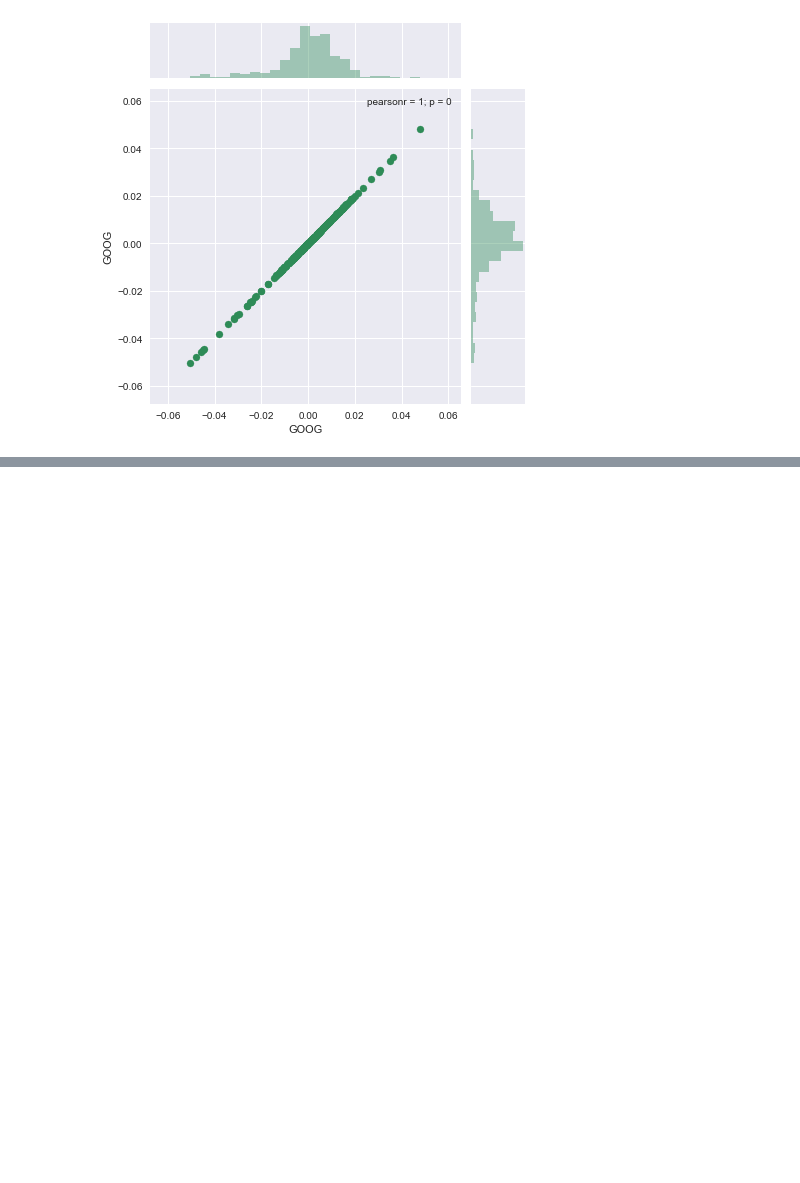
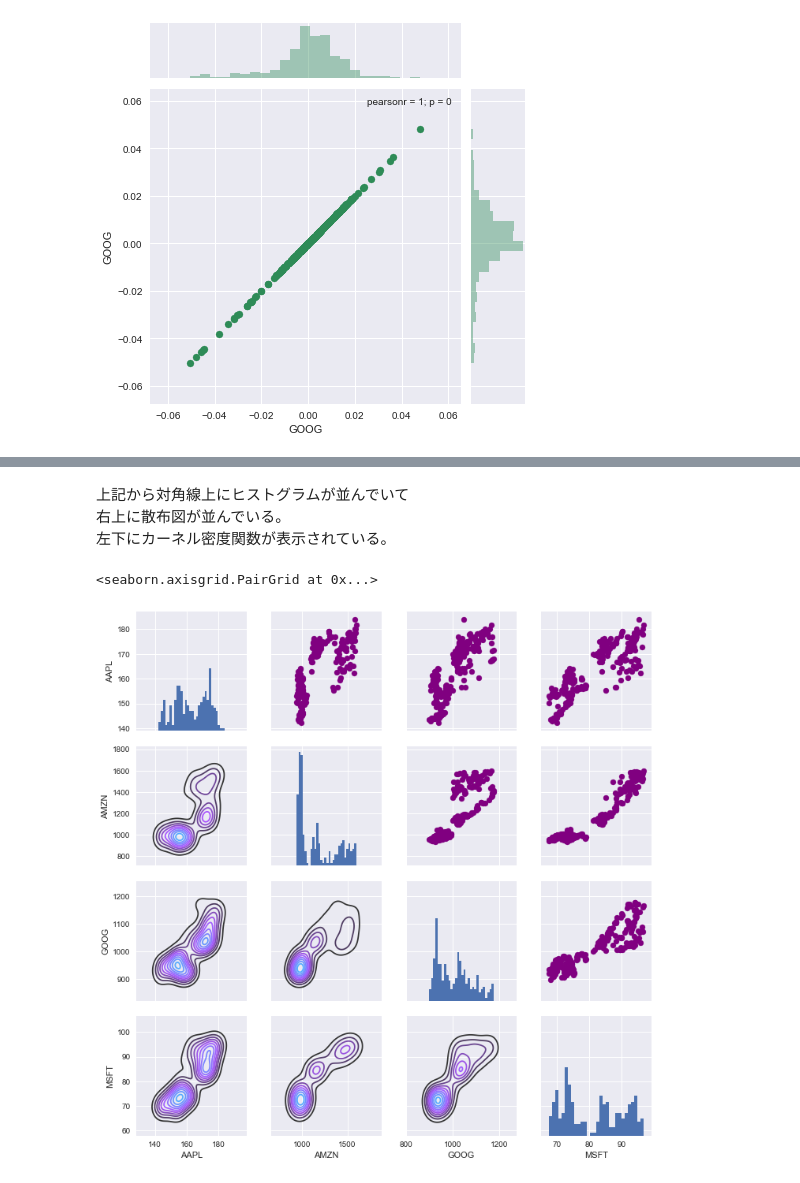
Before and after one commit to TakanoriHasebe/Udemy_python_data_science, a Jupyter notebook: 株式市場のデータ解析について.ipynb, the cells around one changed output, grey strips where cells are left out. Drawn from its saved outputs; the diff is of its cells as text; code cells hidden in the pictures; blank space fills up the shorter version.

```diff
--- a/株式市場のデータ解析について.ipynb
+++ b/株式市場のデータ解析について.ipynb
@@ -189,0 +207,14 @@ sns.jointplot('GOOG', 'MSFT', tech_rets, kind = 'scatter', color = 'seagreen')
+# %% [markdown]
+上記から対角線上にヒストグラムが並んでいて<br>
+右上に散布図が並んでいる。<br>
+左下にカーネル密度関数が表示されている。<br>
+# %%
+# 上側と下側のグラフを変更する。
+returns_fig = sns.PairGrid(closing_df)
+# 各図の指定
+returns_fig.map_upper(plt.scatter, color='purple')
+returns_fig.map_lower(sns.kdeplot, cmap='cool_d')
+returns_fig.map_diag(plt.hist, bins=30)
+# %% [output]
+<seaborn.axisgrid.PairGrid at 0x...>
+[figure, added]
```
Also changed, not shown: parts of 20 cells of this notebook.
